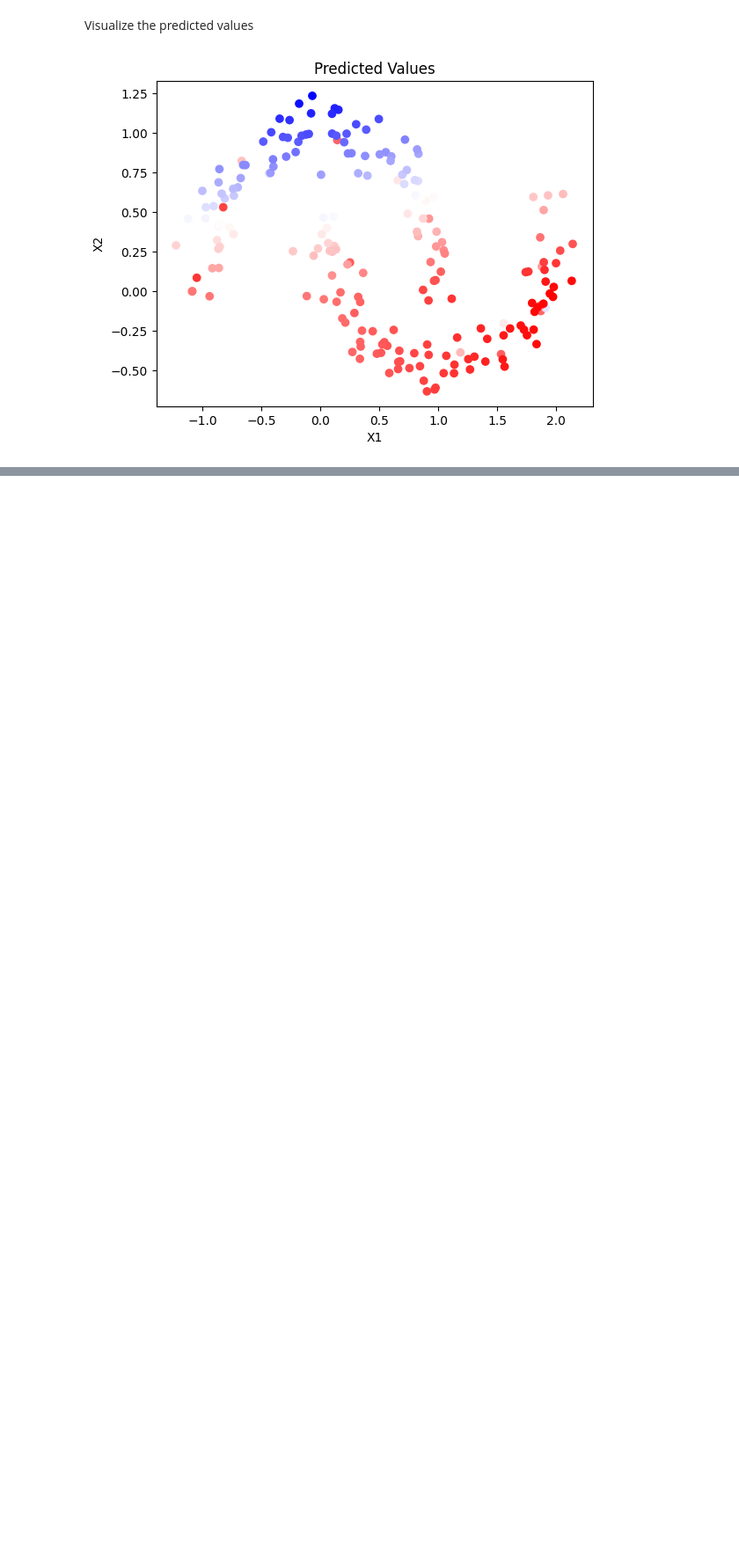
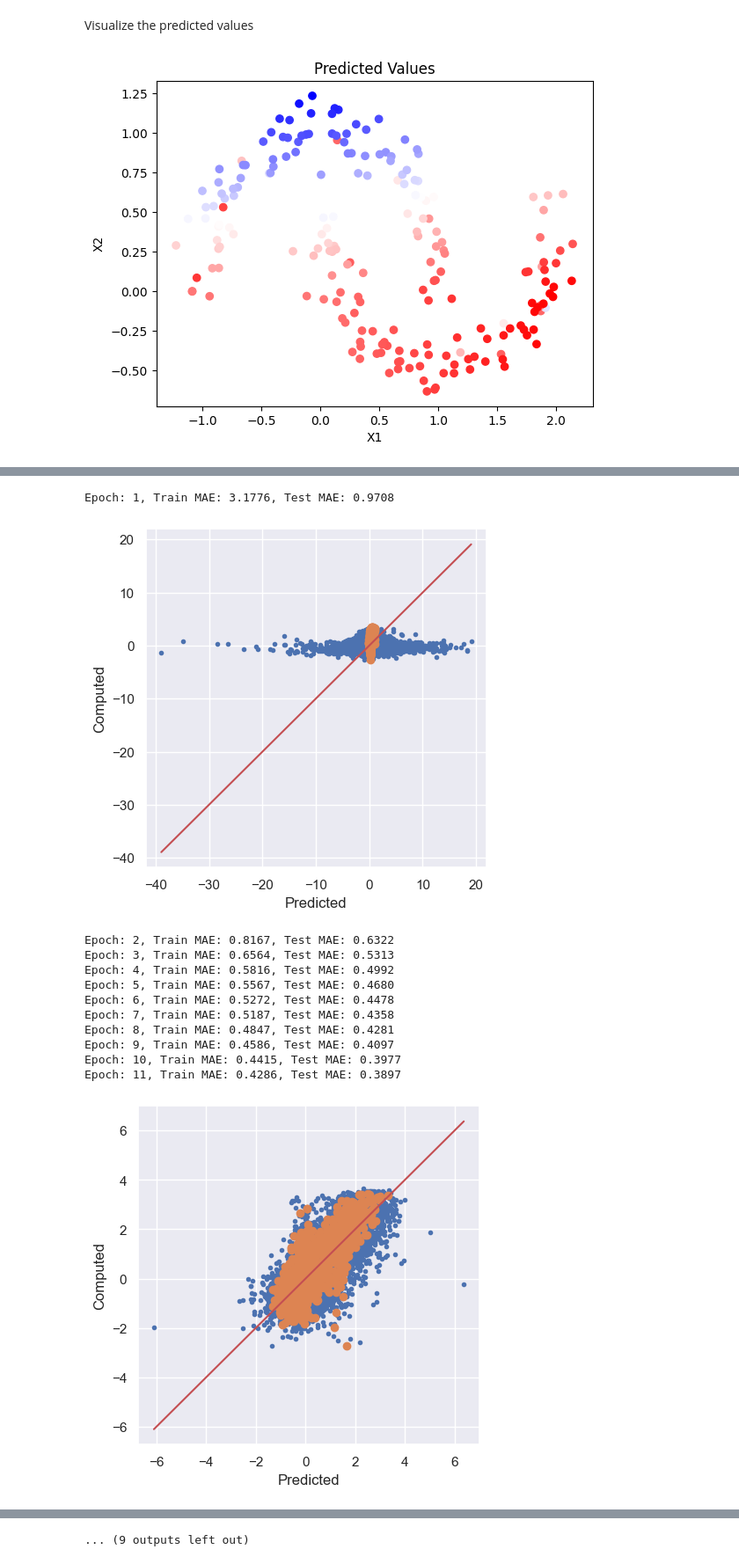
Before and after one commit to IonRepo/IonPred, a Jupyter notebook: MachineLearningWorkshop.ipynb, the cells around one changed output, grey strips where cells are left out. Shown at 88% size. Drawn from its saved outputs; the diff is of its cells as text; code cells hidden in the pictures; blank space fills up the shorter version.

Commit message:
Include energy GCNN

```diff
--- a/MachineLearningWorkshop.ipynb
+++ b/MachineLearningWorkshop.ipynb
@@ -293,0 +375,15 @@ plt.show()
+# %%
+torch.manual_seed(12345)
+
+# Define the sizes of the train and test sets
+train_size = int(0.9 * len(dataset))
+test_size  = len(dataset) - train_size
+
+# Use random_split() to generate train and test sets
+train_dataset, test_dataset = random_split(dataset, [train_size, test_size])
+
+print(f'Number of training graphs: {len(train_dataset)}')
+print(f'Number of testing  graphs: {len(test_dataset)}')
+
+train_loader = DataLoader(train_dataset, batch_size=batch_size,        shuffle=True)
+test_loader  = DataLoader(test_dataset,  batch_size=len(test_dataset), shuffle=True)
@@ -293,0 +395,4 @@ plt.show()
+# %%
+model = ML.GCNN(features_channels=dataset[0].num_node_features,
+                 pdropout=dropout)
+print(model)
@@ -293,0 +406,50 @@ plt.show()
+# %%
+# Define basic properties
+# MSELoss is by default defined as the mean within the batch
+# Thus, every batch contributes the same to the loss regardless of their shape (might be somenthing to change)
+
+optimizer = torch.optim.Adam(model.parameters(), lr=learning_rate)
+criterion = torch.nn.MSELoss()
+
+# Initialize all lists for extracting training results and train the model
+
+train_losses = []
+test_losses  = []
+for epoch in range(n_epochs):
+    train_loss, train_predictions, train_ground_truths = ML.train(model, criterion, train_loader, optimizer)
+    test_loss,  test_predictions,  test_ground_truths  =  ML.test(model, criterion, test_loader)
+
+    # Append losses
+    train_losses.append(train_loss)
+    test_losses.append(test_loss)
+
+    print(f'Epoch: {epoch+1}, Train MAE: {train_loss:.4f}, Test MAE: {test_loss:.4f}')
+
+    if epoch % 10 == 0:
+        stack = np.concatenate([train_predictions, train_ground_truths,
+                                test_predictions,  test_ground_truths])
+
+        _min_ = np.min(stack)
+        _max_ = np.max(stack)
+
+        plt.figure(figsize=(5, 5))
+        plt.plot(train_predictions, train_ground_truths, '.', label='Train set')
+        plt.plot(test_predictions,  test_ground_truths,  'o', label='Test  set')
+        plt.xlabel(f'Predicted')
+        plt.ylabel(f'Computed')
+        plt.plot([_min_, _max_], [_min_, _max_], '-r')
+        plt.show()
+# %% [output]
+Epoch: 1, Train MAE: 3.1776, Test MAE: 0.9708
+[figure, added]
+Epoch: 2, Train MAE: 0.8167, Test MAE: 0.6322
+Epoch: 3, Train MAE: 0.6564, Test MAE: 0.5313
+Epoch: 4, Train MAE: 0.5816, Test MAE: 0.4992
+Epoch: 5, Train MAE: 0.5567, Test MAE: 0.4680
+Epoch: 6, Train MAE: 0.5272, Test MAE: 0.4478
+Epoch: 7, Train MAE: 0.5187, Test MAE: 0.4358
+Epoch: 8, Train MAE: 0.4847, Test MAE: 0.4281
+Epoch: 9, Train MAE: 0.4586, Test MAE: 0.4097
+Epoch: 10, Train MAE: 0.4415, Test MAE: 0.3977
+Epoch: 11, Train MAE: 0.4286, Test MAE: 0.3897
+[figure, added]
@@ -293,0 +500 @@ plt.show()
+... (9 outputs left out)
```
Also changed, not shown: parts of 14 cells of this notebook, 1 other file.
